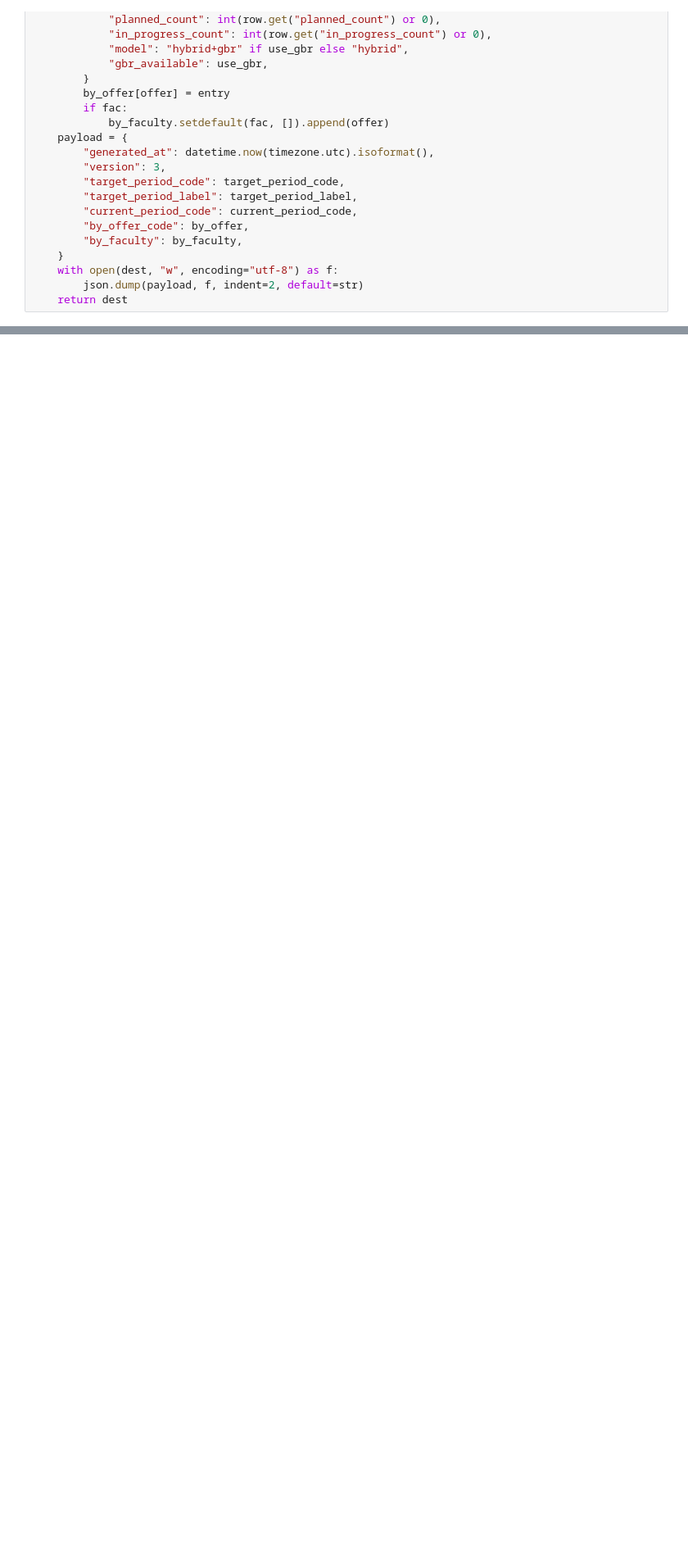
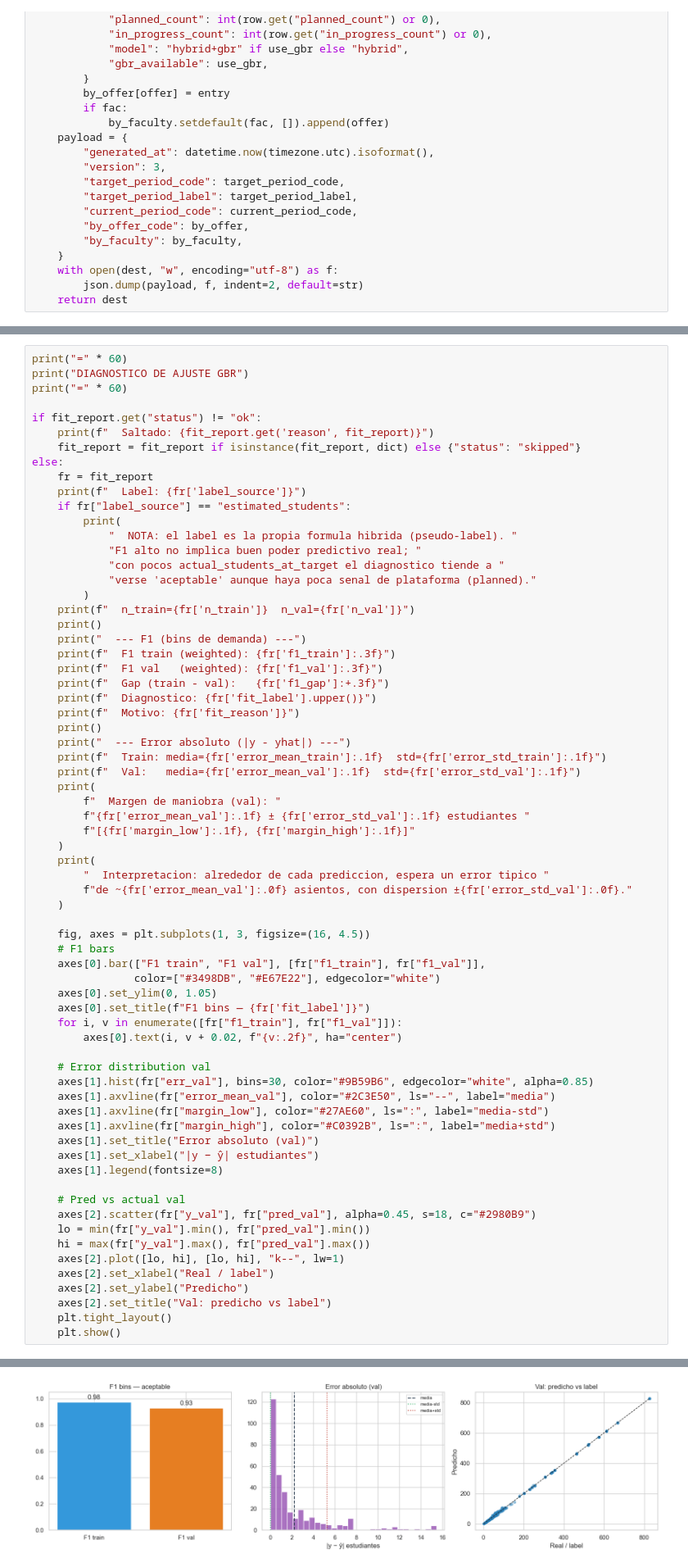
Before and after one commit to Pichuelectrico/malla-curricular-interactiva, a Jupyter notebook: notebook_predictor/predictor.ipynb, the cells around one changed output, grey strips where cells are left out. Shown at 82% size. Cells and saved outputs as stored; diff of their text form; blank space fills up the shorter version.

```diff
--- a/notebook_predictor/predictor.ipynb
+++ b/notebook_predictor/predictor.ipynb
@@ -2150,0 +2317,69 @@ Modelo GBR guardado: /Users/joshuareinoso/Documents/GitHub/malla-curricular-inte
+# %%
+print("=" * 60)
+print("DIAGNOSTICO DE AJUSTE GBR")
+print("=" * 60)
+
+if fit_report.get("status") != "ok":
+    print(f"  Saltado: {fit_report.get('reason', fit_report)}")
+    fit_report = fit_report if isinstance(fit_report, dict) else {"status": "skipped"}
+else:
+    fr = fit_report
+    print(f"  Label: {fr['label_source']}")
+    if fr["label_source"] == "estimated_students":
+        print(
+            "  NOTA: el label es la propia formula hibrida (pseudo-label). "
+            "F1 alto no implica buen poder predictivo real; "
+            "con pocos actual_students_at_target el diagnostico tiende a "
+            "verse 'aceptable' aunque haya poca senal de plataforma (planned)."
+        )
+    print(f"  n_train={fr['n_train']}  n_val={fr['n_val']}")
+    print()
+    print("  --- F1 (bins de demanda) ---")
+    print(f"  F1 train (weighted): {fr['f1_train']:.3f}")
+    print(f"  F1 val   (weighted): {fr['f1_val']:.3f}")
+    print(f"  Gap (train - val):   {fr['f1_gap']:+.3f}")
+    print(f"  Diagnostico: {fr['fit_label'].upper()}")
+    print(f"  Motivo: {fr['fit_reason']}")
+    print()
+    print("  --- Error absoluto (|y - yhat|) ---")
+    print(f"  Train: media={fr['error_mean_train']:.1f}  std={fr['error_std_train']:.1f}")
+    print(f"  Val:   media={fr['error_mean_val']:.1f}  std={fr['error_std_val']:.1f}")
+    print(
+        f"  Margen de maniobra (val): "
+        f"{fr['error_mean_val']:.1f} ± {fr['error_std_val']:.1f} estudiantes "
+        f"[{fr['margin_low']:.1f}, {fr['margin_high']:.1f}]"
+    )
+    print(
+        "  Interpretacion: alrededor de cada prediccion, espera un error tipico "
+        f"de ~{fr['error_mean_val']:.0f} asientos, con dispersion ±{fr['error_std_val']:.0f}."
+    )
+
+    fig, axes = plt.subplots(1, 3, figsize=(16, 4.5))
+    # F1 bars
+    axes[0].bar(["F1 train", "F1 val"], [fr["f1_train"], fr["f1_val"]],
+                color=["#3498DB", "#E67E22"], edgecolor="white")
+    axes[0].set_ylim(0, 1.05)
+    axes[0].set_title(f"F1 bins — {fr['fit_label']}")
+    for i, v in enumerate([fr["f1_train"], fr["f1_val"]]):
+        axes[0].text(i, v + 0.02, f"{v:.2f}", ha="center")
+
+    # Error distribution val
+    axes[1].hist(fr["err_val"], bins=30, color="#9B59B6", edgecolor="white", alpha=0.85)
+    axes[1].axvline(fr["error_mean_val"], color="#2C3E50", ls="--", label="media")
+    axes[1].axvline(fr["margin_low"], color="#27AE60", ls=":", label="media-std")
+    axes[1].axvline(fr["margin_high"], color="#C0392B", ls=":", label="media+std")
+    axes[1].set_title("Error absoluto (val)")
+    axes[1].set_xlabel("|y − ŷ| estudiantes")
+    axes[1].legend(fontsize=8)
+
+    # Pred vs actual val
+    axes[2].scatter(fr["y_val"], fr["pred_val"], alpha=0.45, s=18, c="#2980B9")
+    lo = min(fr["y_val"].min(), fr["pred_val"].min())
+    hi = max(fr["y_val"].max(), fr["pred_val"].max())
+    axes[2].plot([lo, hi], [lo, hi], "k--", lw=1)
+    axes[2].set_xlabel("Real / label")
+    axes[2].set_ylabel("Predicho")
+    axes[2].set_title("Val: predicho vs label")
+    plt.tight_layout()
+    plt.show()
+# %% [output]
@@ -2151 +2405,2 @@ Modelo GBR guardado: /Users/joshuareinoso/Documents/GitHub/malla-curricular-inte
+[figure, added]
 # %% [markdown]
```
Also changed, not shown: parts of 24 cells of this notebook, 9 other files.
